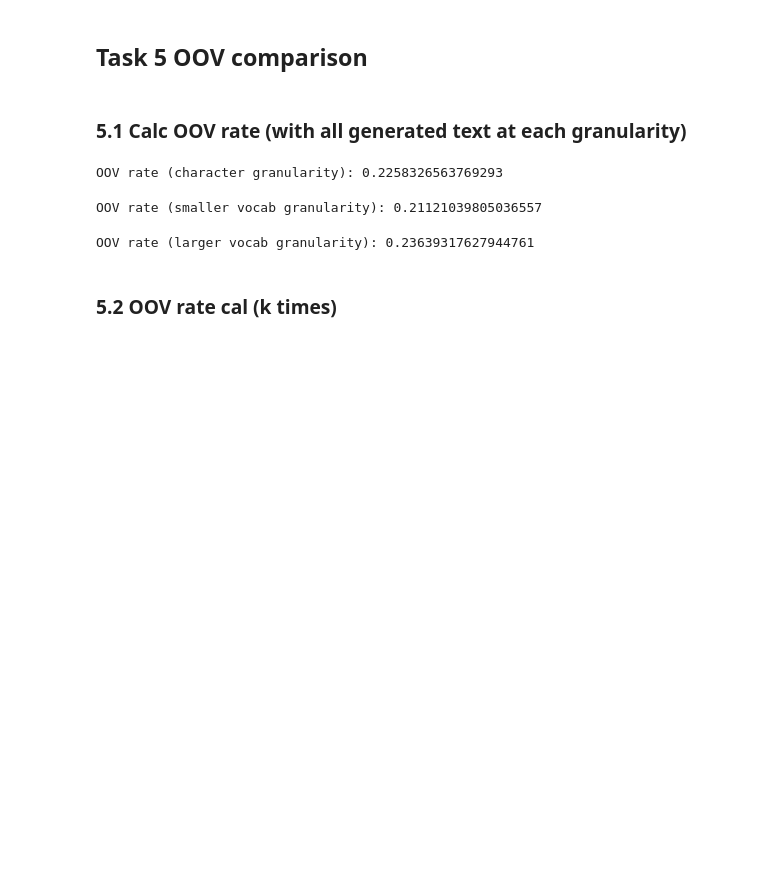
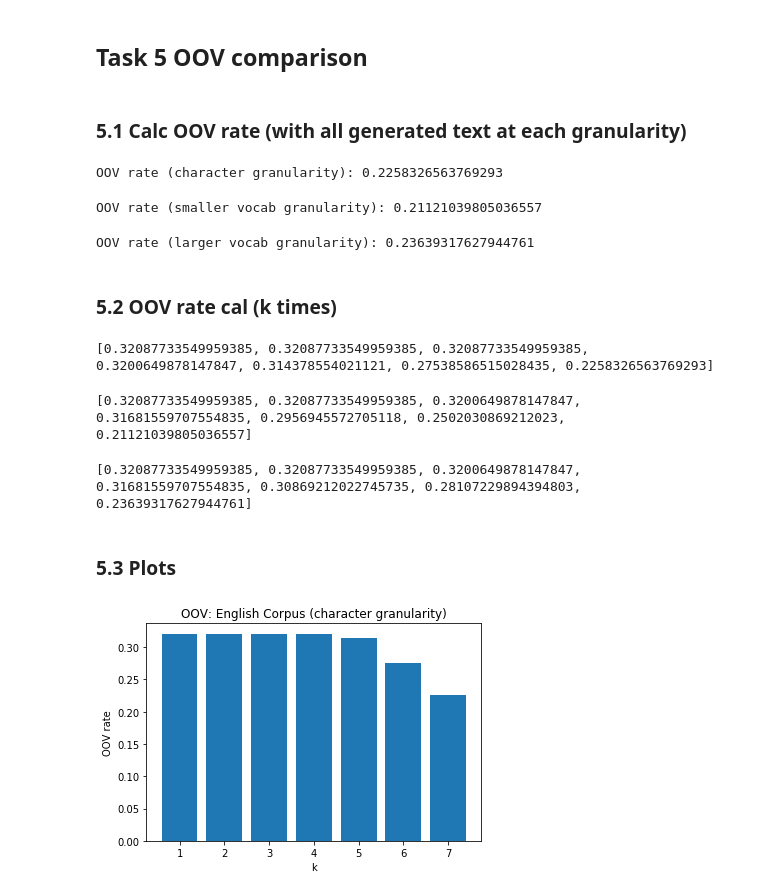
Before and after one commit to nik1806/snlp_project, a Jupyter notebook: english_notebook.ipynb, the cells around one changed output. Saved outputs shown, nothing was run; the diff lists cells and outputs as text; code cells hidden in the pictures; blank space fills up the shorter version.

Commit message:
Add: 5.3 plots

```diff
--- a/english_notebook.ipynb
+++ b/english_notebook.ipynb
@@ -686,3 +686,55 @@ print("OOV rate (larger vocab granularity):", oov_rate)
 OOV rate (larger vocab granularity): 0.23639317627944761
 # %% [markdown]
 ### 5.2 OOV rate cal (k times)
+# %%
+# character
+oov_ch = []
+for k in range(1,8):
+    oov_rate = utils.oov_calculator(
+        train_vocabs + extra_vocab_ch[10**k],
+        test_vocabs
+        )
+    oov_ch.append(oov_rate)
+
+print(oov_ch)
+# %% [output]
+[0.32087733549959385, 0.32087733549959385, 0.32087733549959385, 0.3200649878147847, 0.314378554021121, 0.27538586515028435, 0.2258326563769293]
+# %%
+# smaller vocabulary
+oov_smV = []
+for k in range(1,8):
+    oov_rate = utils.oov_calculator(
+        train_vocabs + extra_vocab_smV[10**k],
+        test_vocabs
+        )
+    oov_smV.append(oov_rate)
+
+print(oov_smV)
+# %% [output]
+[0.32087733549959385, 0.32087733549959385, 0.3200649878147847, 0.31681559707554835, 0.2956945572705118, 0.2502030869212023, 0.21121039805036557]
+# %%
+# larger vocabulary
+oov_lrV = []
+for k in range(1,8):
+    oov_rate = utils.oov_calculator(
+        train_vocabs + extra_vocab_lrV[10**k],
+        test_vocabs
+        )
+    oov_lrV.append(oov_rate)
+
+print(oov_lrV)
+# %% [output]
+[0.32087733549959385, 0.32087733549959385, 0.3200649878147847, 0.31681559707554835, 0.30869212022745735, 0.28107229894394803, 0.23639317627944761]
+# %% [markdown]
+### 5.3 Plots
+# %%
+# character
+x = range(1,8)
+
+plt.bar(x, oov_ch)
+plt.xlabel('k')
+plt.ylabel('OOV rate')
+plt.title("OOV: English Corpus (character granularity)" )
+plt.show()
+# %% [output]
+[figure, added]
```
Also changed, not shown: parts of 1 cell of this notebook, 1 other file.
